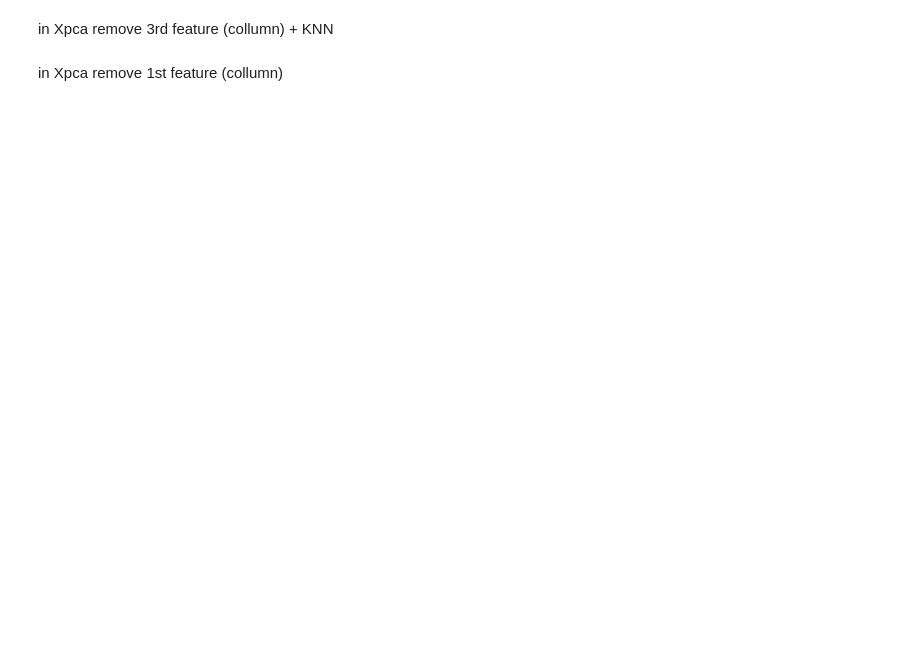
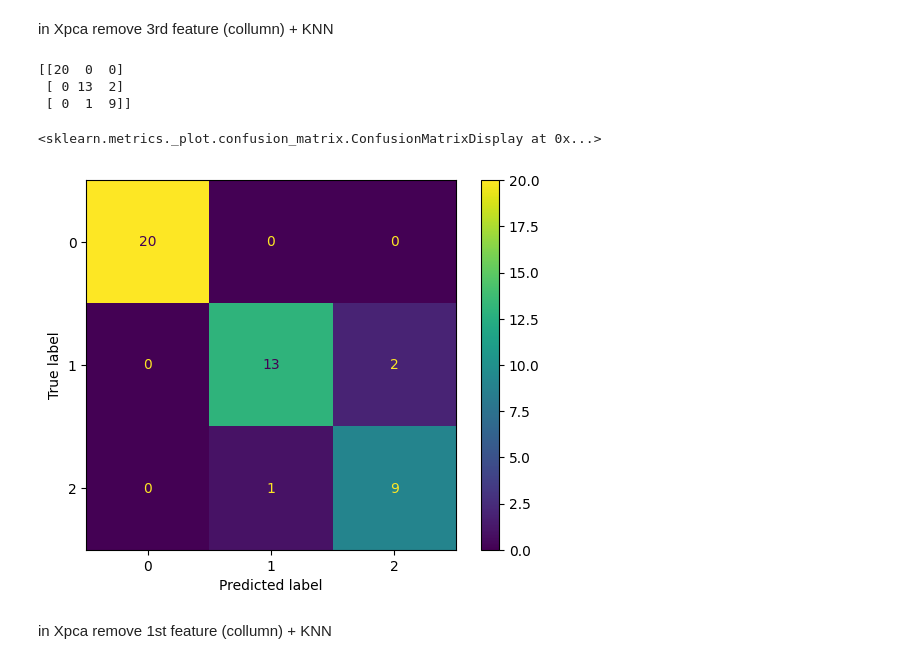
Before and after one commit to Darknessdark898/MLF, a Jupyter notebook: LAB2/MPA_MLF_PCA_2_students.ipynb, the cells around one changed output. Cells and saved outputs as stored; diff of their text form; code cells hidden in the pictures; blank space fills up the shorter version.

```diff
--- a/LAB2/MPA_MLF_PCA_2_students.ipynb
+++ b/LAB2/MPA_MLF_PCA_2_students.ipynb
@@ -155,4 +177,26 @@ Xpca + KNN
 # %% [markdown]
 in Xpca remove 3rd feature (collumn) + KNN
+# %%
+# Import train_test_split as in last PC lab, split X (original) into train and test, train KNN classifier on full 4-dimensional X
+
+from sklearn.neighbors import KNeighborsClassifier
+from sklearn.model_selection import train_test_split
+X_train1,X_test1,y_train1,y_test1 = train_test_split(Xpca[:,0:1],y,test_size=0.3)
+knn2=KNeighborsClassifier(n_neighbors = 3)
+knn2.fit(X_train1,y_train1)
+Ypred1=knn2.predict(X_test1)
+
+# Import and show confusion matrix
+from sklearn.metrics import confusion_matrix
+from sklearn.metrics import ConfusionMatrixDisplay
+
+print(confusion_matrix(y_test1,Ypred1))
+ConfusionMatrixDisplay.from_predictions(y_test1,Ypred1)
+# %% [output]
+[[20  0  0]
+ [ 0 13  2]
+ [ 0  1  9]]
+<sklearn.metrics._plot.confusion_matrix.ConfusionMatrixDisplay at 0x...>
+[figure, added]
 # %% [markdown]
-in Xpca remove 1st feature (collumn)
+in Xpca remove 1st feature (collumn) + KNN
```
Also changed, not shown: parts of 4 cells of this notebook.
